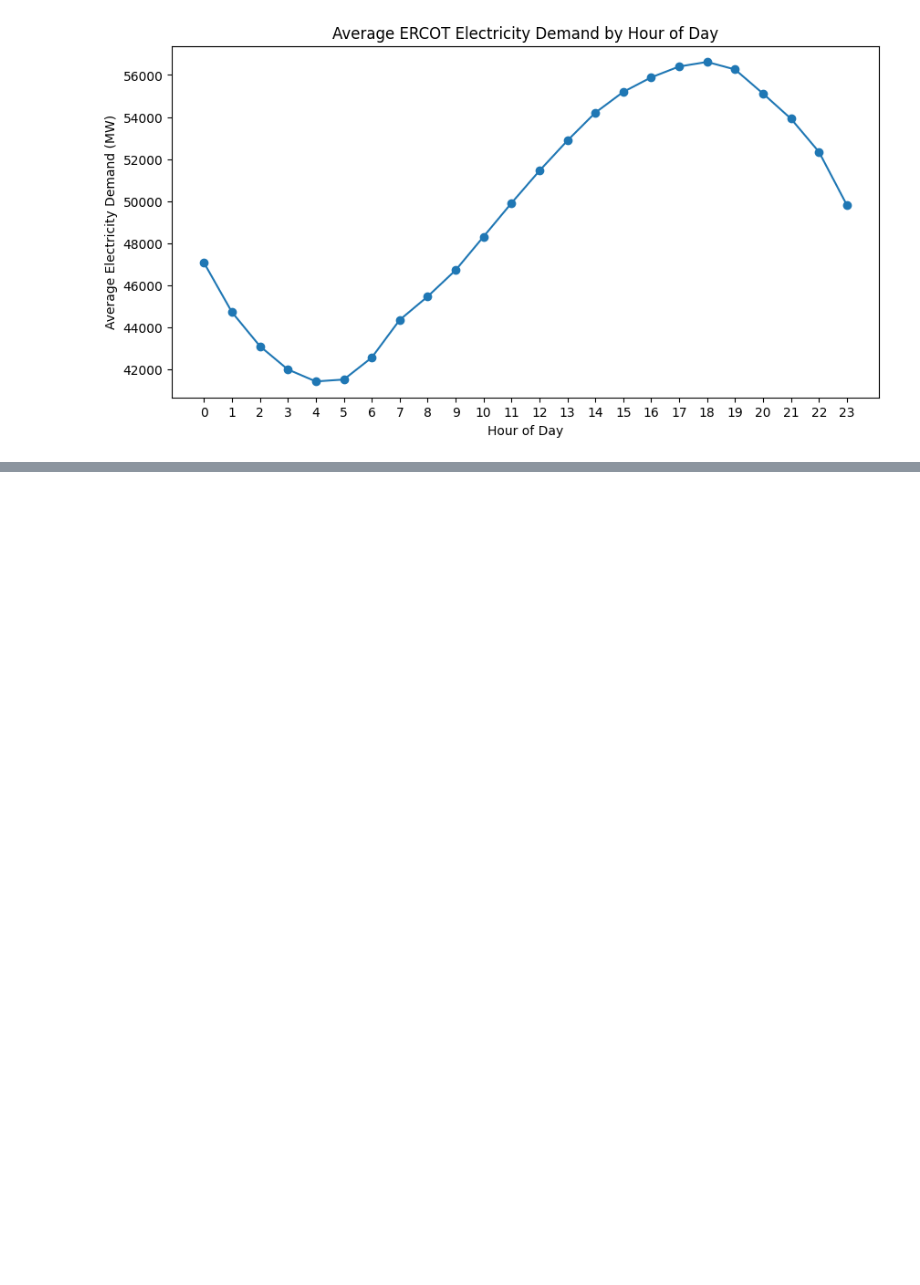
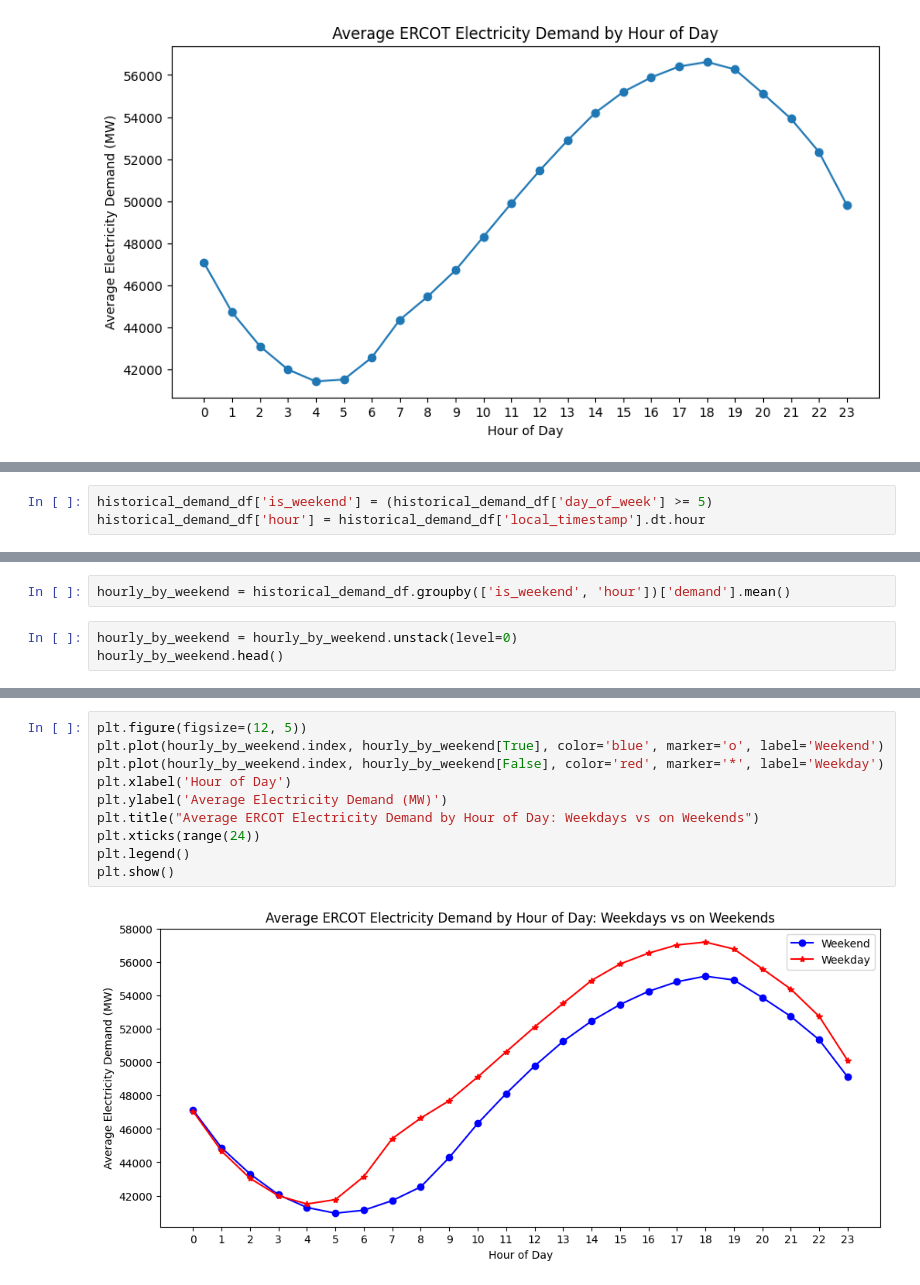
Before and after one commit to Chen-M-22/GridCast, a Jupyter notebook: 01_data_exploration.ipynb, the cells around one changed output, grey strips where cells are left out. Cells and saved outputs as stored; diff of their text form; blank space fills up the shorter version.

```diff
--- a/01_data_exploration.ipynb
+++ b/01_data_exploration.ipynb
@@ -468,0 +524,3 @@ plt.show()
+# %%
+historical_demand_df['is_weekend'] = (historical_demand_df['day_of_week'] >= 5)
+historical_demand_df['hour'] = historical_demand_df['local_timestamp'].dt.hour
@@ -468,0 +536,5 @@ plt.show()
+# %%
+hourly_by_weekend = historical_demand_df.groupby(['is_weekend', 'hour'])['demand'].mean()
+# %%
+hourly_by_weekend = hourly_by_weekend.unstack(level=0)
+hourly_by_weekend.head()
@@ -468,0 +564,12 @@ plt.show()
+# %%
+plt.figure(figsize=(12, 5))
+plt.plot(hourly_by_weekend.index, hourly_by_weekend[True], color='blue', marker='o', label='Weekend')
+plt.plot(hourly_by_weekend.index, hourly_by_weekend[False], color='red', marker='*', label='Weekday')
+plt.xlabel('Hour of Day')
+plt.ylabel('Average Electricity Demand (MW)')
+plt.title("Average ERCOT Electricity Demand by Hour of Day: Weekdays vs on Weekends")
+plt.xticks(range(24))
+plt.legend()
+plt.show()
+# %% [output]
+[figure, added]
```
Also changed, not shown: parts of 18 cells of this notebook.
